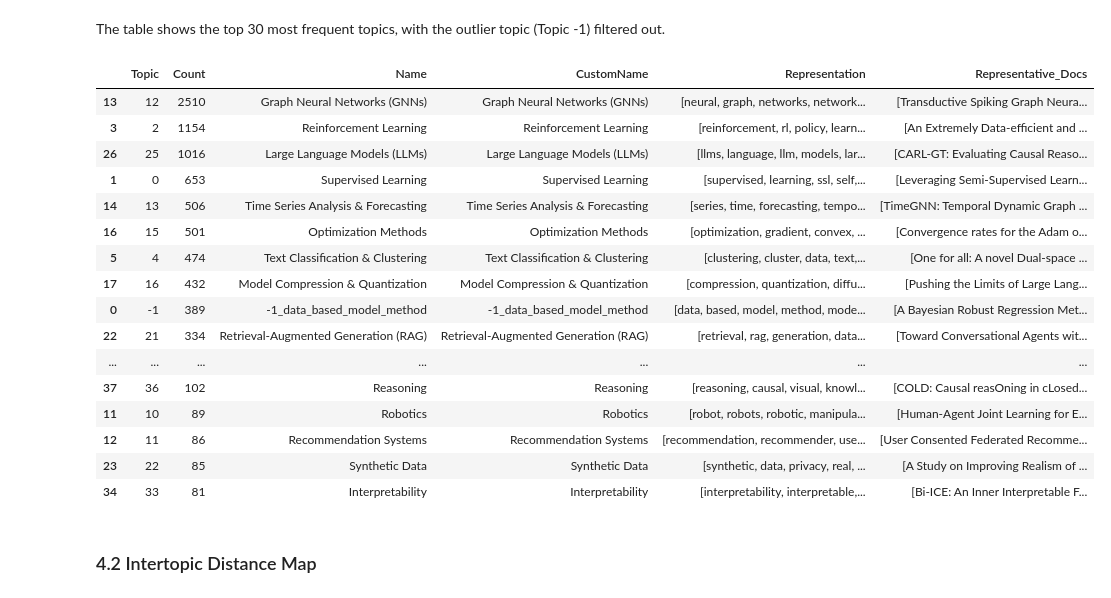
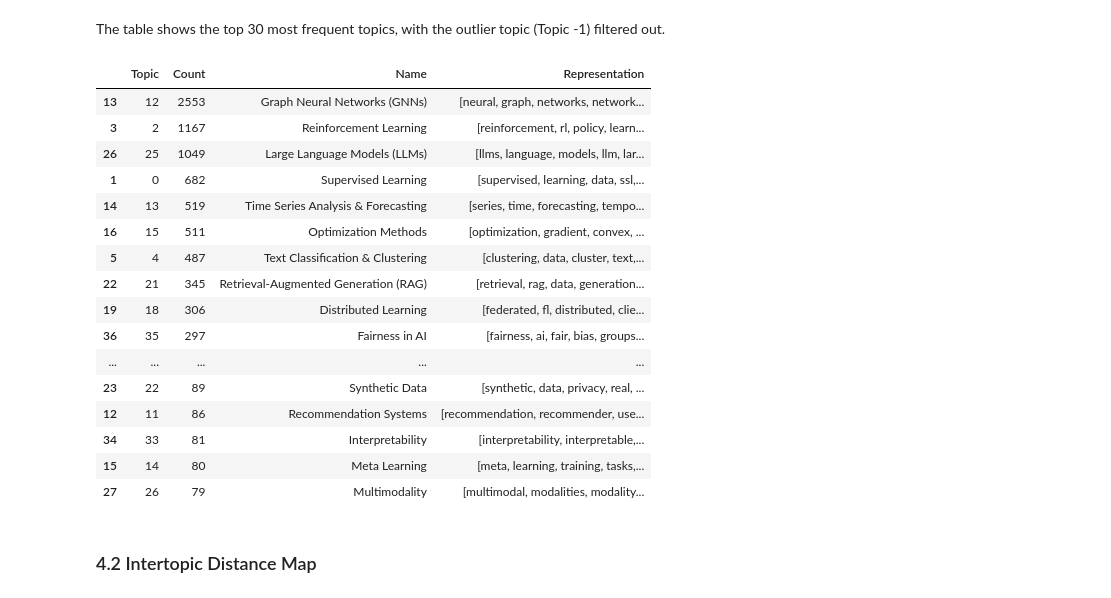
Before and after one commit to 13lop/capstone, a Jupyter notebook: arxiv-topic-modeling.ipynb, the cells around one changed output. Cells and saved outputs as stored; diff of their text form; code cells hidden in the pictures.

Commit message:
Kaggle Notebook | arxiv-topic-modeling | Version 13

```diff
--- a/arxiv-topic-modeling.ipynb
+++ b/arxiv-topic-modeling.ipynb
@@ -123,7 +121,7 @@ topic_list = [
     # Model Development
     "Meta Learning",
     "Optimization Methods",
-    "Model Compression & Quantization",
+    "Compression & Quantization",
     "Federated Learning",
     "Distributed Learning",
     "Transformer Architecture",
@@ -152,7 +150,7 @@ topic_list = [
     "Reasoning",
     "Autonomous Systems",
     "Agents",
-    "Quantum Computing",
+    "Quantum",
     "Adversarial Learning"
 ]
 
@@ -251,25 +251,26 @@ Topic Diversity: 0.84
 The table shows the top 30 most frequent topics, with the outlier topic (Topic -1) filtered out.
 # %%
 topic_info = topics.get_topic_info()
-topic_info.sort_values("Count", ascending=False).head(30)
+filtered_info = topic_info.loc[topic_info["Topic"] != -1]
+filtered_info[["Topic", "Count", "Name", "Representation"]].sort_values("Count", ascending=False).head(30)
 # %% [output]
-|  | Topic | Count | Name | CustomName | Representation | Representative_Docs |
-| 13 | 12 | 2510 | Graph Neural Networks (GNNs) | Graph Neural Networks (GNNs) | [neural, graph, networks, network... | [Transductive Spiking Graph Neura... |
-| 3 | 2 | 1154 | Reinforcement Learning | Reinforcement Learning | [reinforcement, rl, policy, learn... | [An Extremely Data-efficient and ... |
-| 26 | 25 | 1016 | Large Language Models (LLMs) | Large Language Models (LLMs) | [llms, language, llm, models, lar... | [CARL-GT: Evaluating Causal Reaso... |
-| 1 | 0 | 653 | Supervised Learning | Supervised Learning | [supervised, learning, ssl, self,... | [Leveraging Semi-Supervised Learn... |
-| 14 | 13 | 506 | Time Series Analysis & Forecasting | Time Series Analysis & Forecasting | [series, time, forecasting, tempo... | [TimeGNN: Temporal Dynamic Graph ... |
-| 16 | 15 | 501 | Optimization Methods | Optimization Methods | [optimization, gradient, convex, ... | [Convergence rates for the Adam o... |
-| 5 | 4 | 474 | Text Classification & Clustering | Text Classification & Clustering | [clustering, cluster, data, text,... | [One for all: A novel Dual-space ... |
-| 17 | 16 | 432 | Model Compression & Quantization | Model Compression & Quantization | [compression, quantization, diffu... | [Pushing the Limits of Large Lang... |
-| 0 | -1 | 389 | -1_data_based_model_method | -1_data_based_model_method | [data, based, model, method, mode... | [A Bayesian Robust Regression Met... |
-| 22 | 21 | 334 | Retrieval-Augmented Generation (RAG) | Retrieval-Augmented Generation (RAG) | [retrieval, rag, generation, data... | [Toward Conversational Agents wit... |
-| ... | ... | ... | ... | ... | ... | ... |
-| 37 | 36 | 102 | Reasoning | Reasoning | [reasoning, causal, visual, knowl... | [COLD: Causal reasOning in cLosed... |
-| 11 | 10 | 89 | Robotics | Robotics | [robot, robots, robotic, manipula... | [Human-Agent Joint Learning for E... |
-| 12 | 11 | 86 | Recommendation Systems | Recommendation Systems | [recommendation, recommender, use... | [User Consented Federated Recomme... |
-| 23 | 22 | 85 | Synthetic Data | Synthetic Data | [synthetic, data, privacy, real, ... | [A Study on Improving Realism of ... |
-| 34 | 33 | 81 | Interpretability | Interpretability | [interpretability, interpretable,... | [Bi-ICE: An Inner Interpretable F... |
+|  | Topic | Count | Name | Representation |
+| 13 | 12 | 2553 | Graph Neural Networks (GNNs) | [neural, graph, networks, network... |
+| 3 | 2 | 1167 | Reinforcement Learning | [reinforcement, rl, policy, learn... |
+| 26 | 25 | 1049 | Large Language Models (LLMs) | [llms, language, models, llm, lar... |
+| 1 | 0 | 682 | Supervised Learning | [supervised, learning, data, ssl,... |
+| 14 | 13 | 519 | Time Series Analysis & Forecasting | [series, time, forecasting, tempo... |
+| 16 | 15 | 511 | Optimization Methods | [optimization, gradient, convex, ... |
+| 5 | 4 | 487 | Text Classification & Clustering | [clustering, data, cluster, text,... |
+| 22 | 21 | 345 | Retrieval-Augmented Generation (RAG) | [retrieval, rag, data, generation... |
+| 19 | 18 | 306 | Distributed Learning | [federated, fl, distributed, clie... |
+| 36 | 35 | 297 | Fairness in AI | [fairness, ai, fair, bias, groups... |
+| ... | ... | ... | ... | ... |
+| 23 | 22 | 89 | Synthetic Data | [synthetic, data, privacy, real, ... |
+| 12 | 11 | 86 | Recommendation Systems | [recommendation, recommender, use... |
+| 34 | 33 | 81 | Interpretability | [interpretability, interpretable,... |
+| 15 | 14 | 80 | Meta Learning | [meta, learning, training, tasks,... |
+| 27 | 26 | 79 | Multimodality | [multimodal, modalities, modality... |
 # %% [markdown]
 ### 4.2 Intertopic Distance Map
 # %% [markdown]
```
Also changed, not shown: parts of 7 cells of this notebook.
